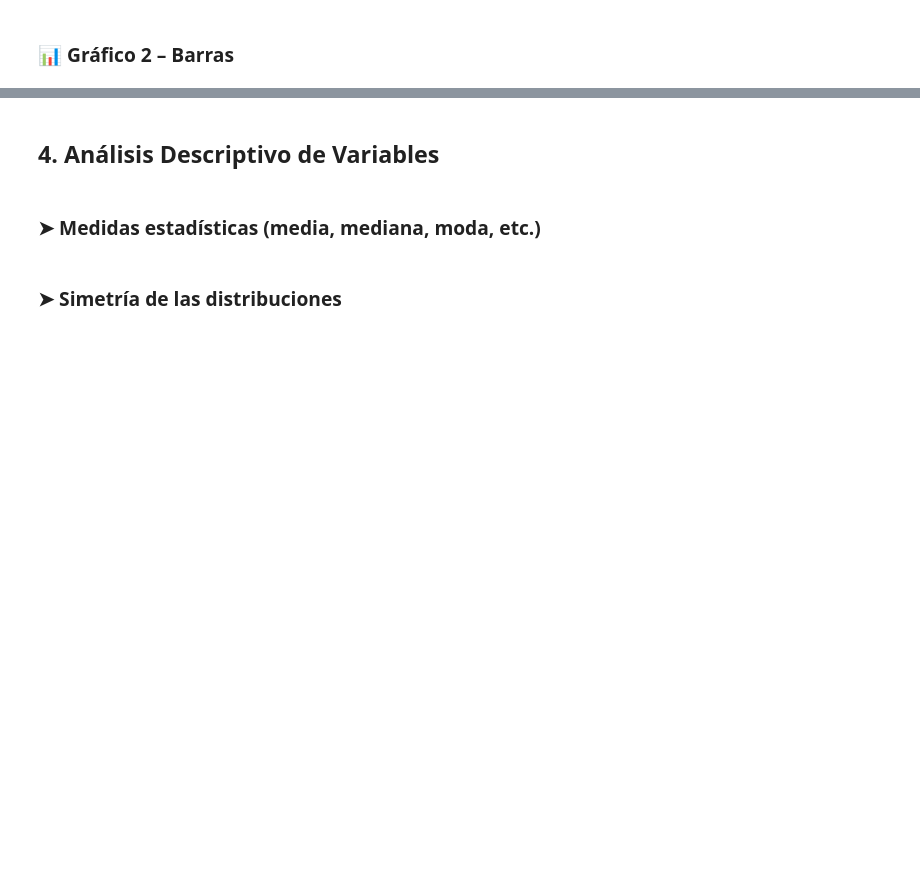
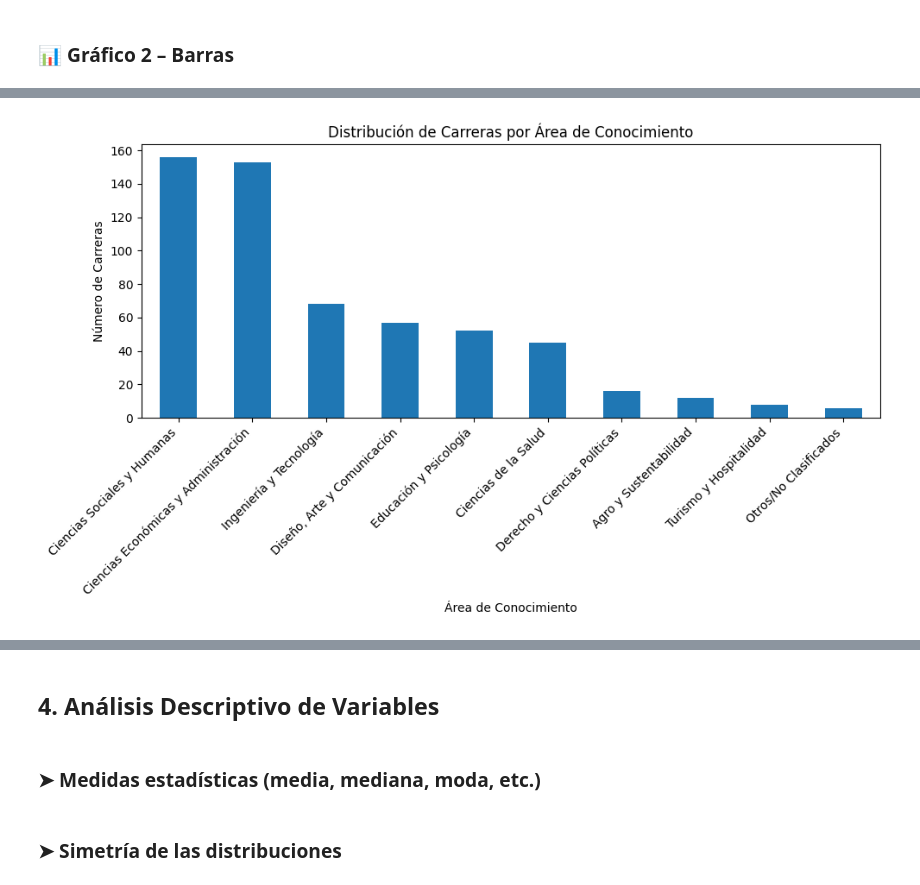
Before and after one commit to Nico0626/Analista-de-datos, a Jupyter notebook: Documentacion/limpieza.ipynb, the cells around one changed output, grey strips where cells are left out. Drawn from its saved outputs; the diff is of its cells as text; code cells hidden in the pictures; blank space fills up the shorter version.

```diff
--- a/Documentacion/limpieza.ipynb
+++ b/Documentacion/limpieza.ipynb
@@ -1000,0 +1066,18 @@ DatasetLimpio.csv actualizado
+# %%
+
+#importo las librerias que necesito
+import matplotlib.pyplot as plt
+
+area_counts = df['areaConocimiento'].value_counts()
+
+# gráfico de barras
+plt.figure(figsize=(10, 6))
+area_counts.plot(kind='bar')
+plt.title('Distribución de Carreras por Área de Conocimiento')
+plt.xlabel('Área de Conocimiento')
+plt.ylabel('Número de Carreras')
+plt.xticks(rotation=45, ha='right')
+plt.tight_layout()
+plt.show()
+# %% [output]
+[figure, added]
```
Also changed, not shown: parts of 23 cells of this notebook.
